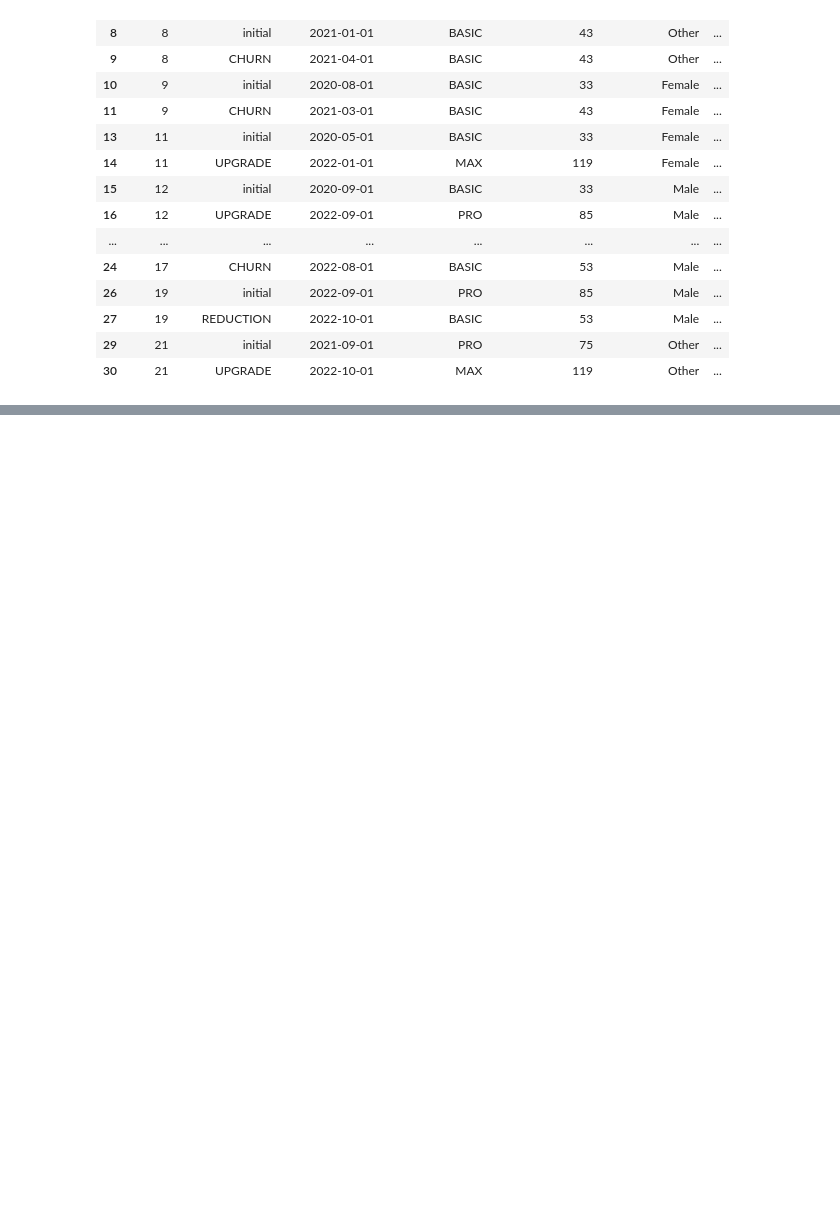
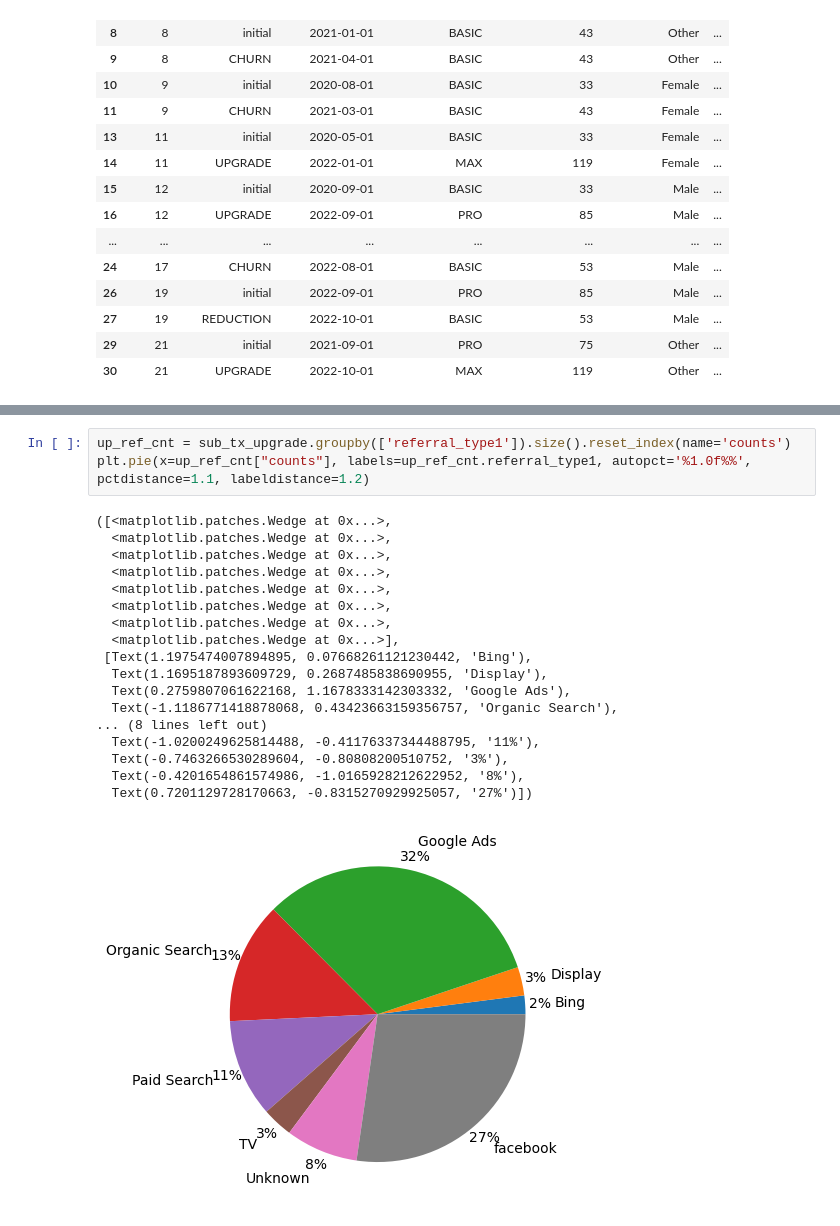
Before and after one commit to mindyng/Take-Homes, a Jupyter notebook: subscription-business-performance.ipynb, the cells around one changed output, grey strips where cells are left out. Cells and saved outputs as stored; diff of their text form; blank space fills up the shorter version.

```diff
--- a/subscription-business-performance.ipynb
+++ b/subscription-business-performance.ipynb
@@ -308,0 +383,22 @@ Name: transaction_type, dtype: int64
+# %%
+up_ref_cnt = sub_tx_upgrade.groupby(['referral_type1']).size().reset_index(name='counts')
+plt.pie(x=up_ref_cnt["counts"], labels=up_ref_cnt.referral_type1, autopct='%1.0f%%', pctdistance=1.1, labeldistance=1.2)
+# %% [output]
+([<matplotlib.patches.Wedge at 0x...>,
+  <matplotlib.patches.Wedge at 0x...>,
+  <matplotlib.patches.Wedge at 0x...>,
+  <matplotlib.patches.Wedge at 0x...>,
+  <matplotlib.patches.Wedge at 0x...>,
+  <matplotlib.patches.Wedge at 0x...>,
+  <matplotlib.patches.Wedge at 0x...>,
+  <matplotlib.patches.Wedge at 0x...>],
+ [Text(1.1975474007894895, 0.07668261121230442, 'Bing'),
+  Text(1.1695187893609729, 0.2687485838690955, 'Display'),
+  Text(0.2759807061622168, 1.1678333142303332, 'Google Ads'),
+  Text(-1.1186771418878068, 0.43423663159356757, 'Organic Search'),
+... (8 lines left out)
+  Text(-1.0200249625814488, -0.41176337344488795, '11%'),
+  Text(-0.7463266530289604, -0.80808200510752, '3%'),
+  Text(-0.4201654861574986, -1.0165928212622952, '8%'),
+  Text(0.7201129728170663, -0.8315270929925057, '27%')])
+[figure, added]
```
Also changed, not shown: parts of 15 cells of this notebook.
